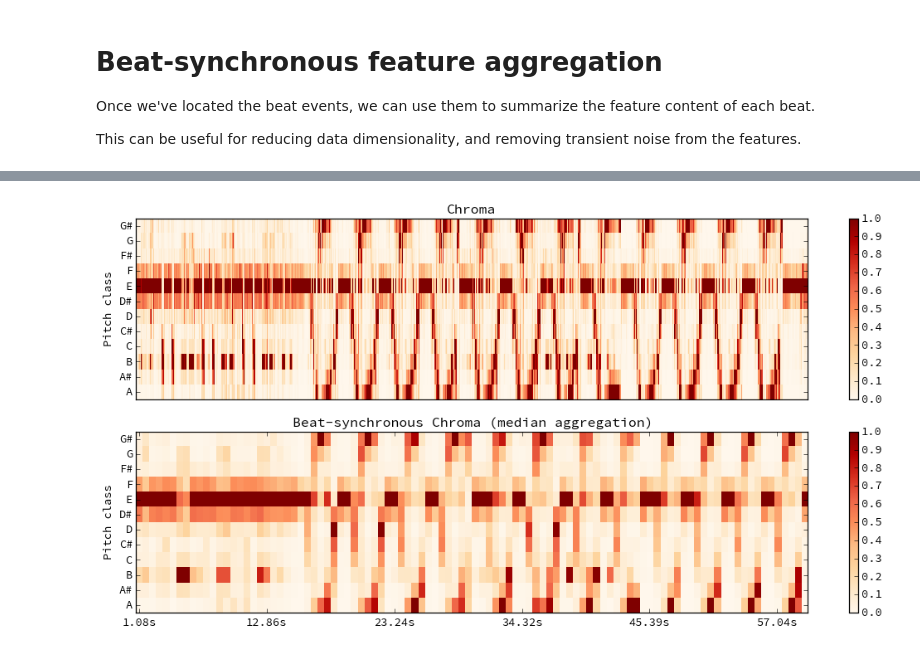
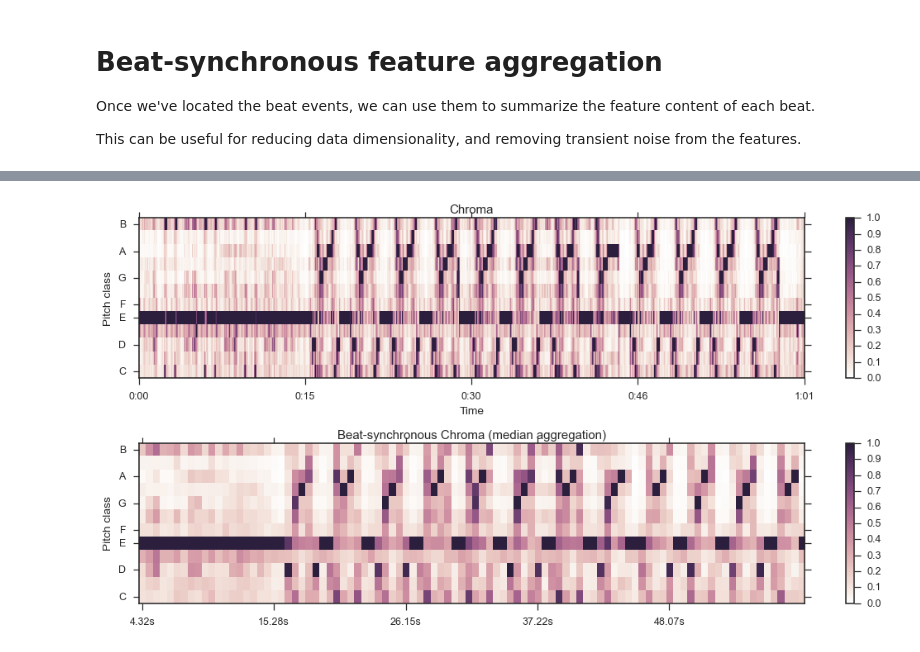
Before and after one commit to librosa/librosa, a Jupyter notebook: examples/LibROSA demo.ipynb, the cells around one changed output, grey strips where cells are left out. Cells and saved outputs as stored; diff of their text form; code cells hidden in the pictures.

Commit message:
added unit tests for cq_to_chroma, fixed some bugs

```diff
--- a/examples/LibROSA demo.ipynb
+++ b/examples/LibROSA demo.ipynb
@@ -123,16 +126,16 @@ plt.tight_layout()
 
 Next, we'll extract [Chroma](http://en.wikipedia.org/wiki/Pitch_class) features to represent pitch information.
 # %%
-# We'll use a longer FFT window here to better resolve low frequencies
+# We'll use a CQT-based chromagram here.  An STFT-based implementation also exists in chroma_cqt()
 # We'll use the harmonic component to avoid pollution from transients
-C = librosa.feature.chromagram(y=y_harmonic, sr=sr, n_fft=4096, hop_length=64)
+C = librosa.feature.chroma_cqt(y=y_harmonic, sr=sr)
 
 # Make a new figure
 plt.figure(figsize=(12,4))
 
 # Display the chromagram: the energy in each chromatic pitch class as a function of time
 # To make sure that the colors span the full range of chroma values, set vmin and vmax
-librosa.display.specshow(C, sr=sr, hop_length=64, x_axis='time', y_axis='chroma', vmin=0, vmax=1)
+librosa.display.specshow(C, sr=sr, x_axis='time', y_axis='chroma', vmin=0, vmax=1)
 
 plt.title('Chromagram')
 plt.colorbar()
@@ -195,16 +186,16 @@ The beat tracker returns an estimate of the tempo (in beats per minute) and fram
 
 The input can be either an audio time series (as we do below), or an onset strength envelope as calculated by `librosa.onset.onset_strength()`.
 # %%
-# Now, let's run the beat tracker
+# Now, let's run the beat tracker.
 # We'll use the percussive component for this part
-tempo, beats = librosa.beat.beat_track(y=y_percussive, sr=sr, hop_length=64)
+tempo, beats = librosa.beat.beat_track(y=y_percussive, sr=sr)
 
 # Let's re-draw the spectrogram, but this time, overlay the detected beats
 plt.figure(figsize=(12,4))
-librosa.display.specshow(log_S, sr=sr, hop_length=64, x_axis='time', y_axis='mel')
+librosa.display.specshow(log_S, sr=sr, x_axis='time', y_axis='mel')
 
 # Let's draw transparent lines over the beat frames
-plt.vlines(beats, 0, log_S.shape[0], colors='w', linestyles=':', linewidth=2, alpha=0.8)
+plt.vlines(beats, 0, log_S.shape[0], colors='b', linestyles='--', linewidth=2, alpha=0.7)
 plt.axis('tight')
 
 plt.tight_layout()
@@ -267,26 +258,26 @@ plt.tight_layout()
 # %%
 # Beat synchronization is flexible.
 # Instead of computing the mean delta-MFCC within each beat, let's do beat-synchronous chroma
 # We can replace the mean with any statistical aggregation function, such as min, max, or median.
 
 C_sync = librosa.feature.sync(C, beats, aggregate=np.median)
 
 plt.figure(figsize=(12,6))
 
 plt.subplot(2, 1, 1)
-librosa.display.specshow(C, sr=sr, hop_length=64, y_axis='chroma', vmin=0.0, vmax=1.0)
+librosa.display.specshow(C, sr=sr, y_axis='chroma', vmin=0.0, vmax=1.0, x_axis='time')
 plt.title('Chroma')
 plt.colorbar()
 
 plt.subplot(2, 1, 2)
 librosa.display.specshow(C_sync, y_axis='chroma', vmin=0.0, vmax=1.0)
 
-beat_times = librosa.frames_to_time(beats, sr=sr, hop_length=64)
+beat_times = librosa.frames_to_time(beats, sr=sr)
 librosa.display.time_ticks(beat_times)
 
 plt.title('Beat-synchronous Chroma (median aggregation)')
 
 plt.colorbar()
 plt.tight_layout()
 # %% [output]
-[figure, old version]
+[figure, new version]
```
Also changed, not shown: parts of 9 cells of this notebook, 4 other files.
